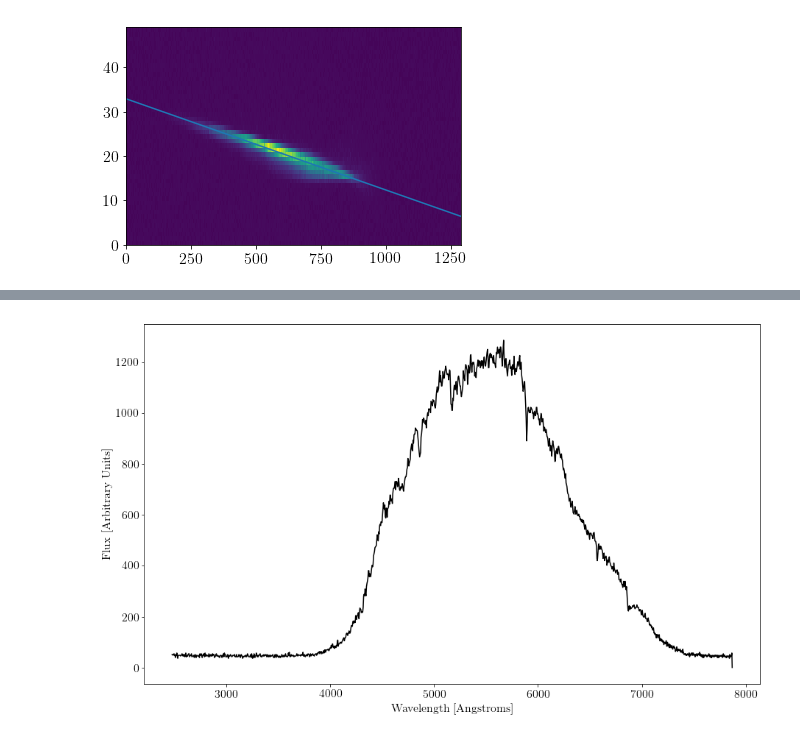
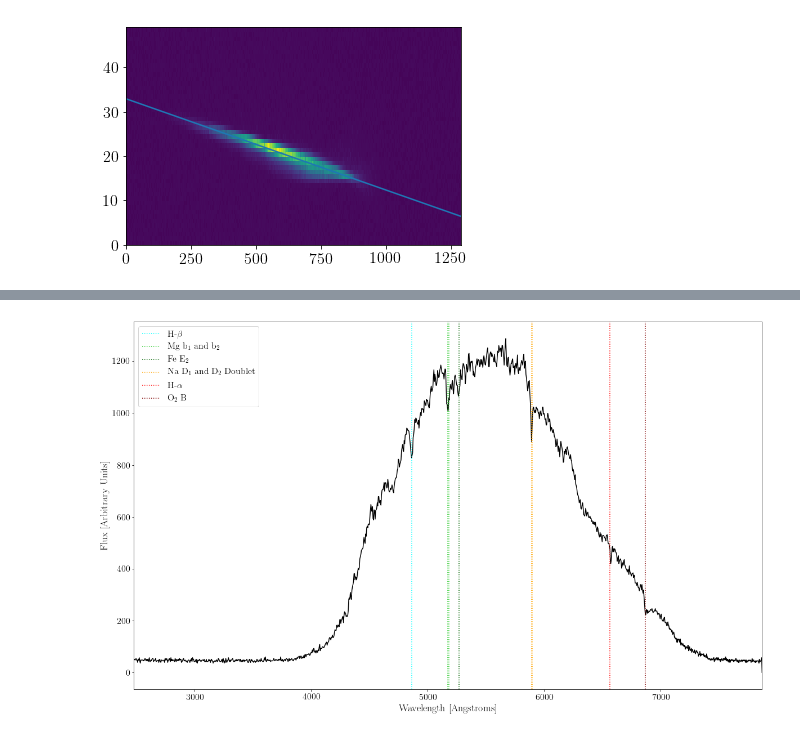
Before and after one commit to jamesmlane/AST2050-Labs, a Jupyter notebook: Lab4/Lab4-Calibration-Data.ipynb, the cells around one changed output, grey strips where cells are left out. Cells and saved outputs as stored; diff of their text form; code cells hidden in the pictures.

```diff
--- a/Lab4/Lab4-Calibration-Data.ipynb
+++ b/Lab4/Lab4-Calibration-Data.ipynb
@@ -209,12 +213,21 @@ summed_sun = np.zeros((1288, 3))
 for i in range(np.shape(rotated_sun)[1])[:-1]:
     temp = np.sum(rotated_sun[30:34,i])
     summed_sun[i] = temp
-# %%
-fig = plt.figure(figsize=(15, 9))
-plt.plot(master_sol, summed_sun[:,2], color='k')
-plt.xlabel('Wavelength [Angstroms]')
-plt.ylabel('Flux [Arbitrary Units]')
-#plt.xlim(0, 1288)
-plt.show()
-# %% [output]
-[figure, removed]
+# %%
+fig = plt.figure(figsize=(20, 12))
+plt.plot(master_sol, summed_sun[:,2], color='k')
+plt.xlabel('Wavelength [Angstroms]', fontsize=18)
+plt.ylabel('Flux [Arbitrary Units]', fontsize=18)
+plt.xlim(min(master_sol), max(master_sol))
+plt.axvline(4861.3615, color='aqua', linestyle=':', label=r'H-$\beta$')
+plt.axvline(5183.62, color='limegreen', linestyle=':', label=r'Mg b${}_1$ and b${}_2$')
+plt.axvline(5172.70, color='limegreen', linestyle=':')
+plt.axvline(5270.39, color='darkgreen', linestyle=':', label='Fe E${}_2$')
+plt.axvline(5895.92, color='orange', linestyle=':')
+plt.axvline(5889.95, color='orange', linestyle=':', label=r'Na D${}_1$ and D${}_2$ Doublet')
+plt.axvline(6564.5377, color='red', linestyle=':', label=r'H-$\alpha$')
+plt.axvline(6867.19, color='maroon', linestyle=':', label=r'O${}_2$ B')
+plt.legend(loc='best', fancybox='True', fontsize=16)
+plt.show()
+# %% [output]
+[figure, added]
```
Also changed, not shown: parts of 2 cells of this notebook.
